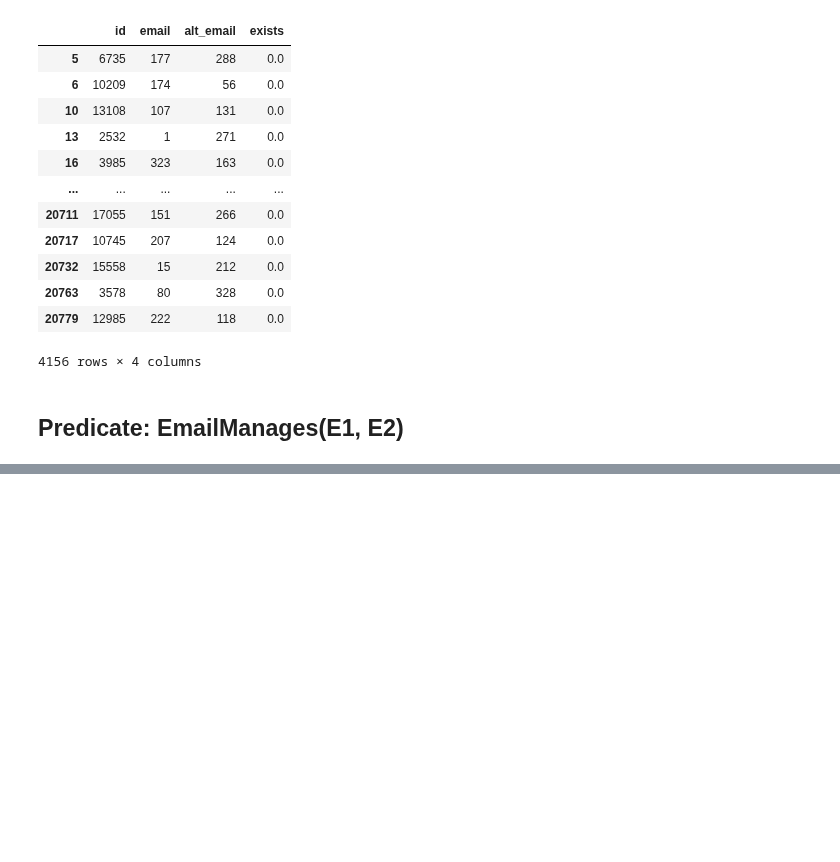
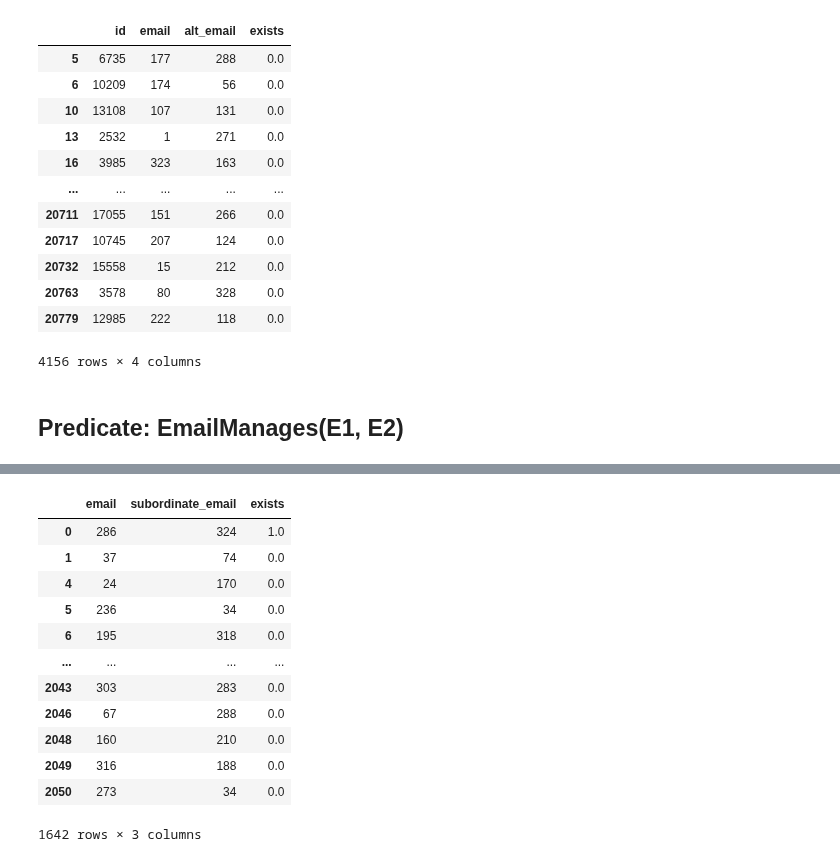
Before and after one commit to linqs/collective-graph-identification, a Jupyter notebook: scripts/Data Refactor.ipynb, the cells around one changed output, grey strips where cells are left out. Cells and saved outputs as stored; diff of their text form; code cells hidden in the pictures; blank space fills up the shorter version.

```diff
--- a/scripts/Data Refactor.ipynb
+++ b/scripts/Data Refactor.ipynb
@@ -445,0 +464,18 @@ coref_edges_truth
+# %%
+
+manager_edges_observed = manager_edges_observed.replace({'exists': exists_map})
+manager_edges_observed[['email', 'subordinate_email', 'exists']]
+# %% [output]
+|  | email | subordinate_email | exists |
+| 0 | 286 | 324 | 1.0 |
+| 1 | 37 | 74 | 0.0 |
+| 4 | 24 | 170 | 0.0 |
+| 5 | 236 | 34 | 0.0 |
+| 6 | 195 | 318 | 0.0 |
+| ... | ... | ... | ... |
+| 2043 | 303 | 283 | 0.0 |
+| 2046 | 67 | 288 | 0.0 |
+| 2048 | 160 | 210 | 0.0 |
+| 2049 | 316 | 188 | 0.0 |
+| 2050 | 273 | 34 | 0.0 |
+1642 rows × 3 columns
```
Also changed, not shown: parts of 7 cells of this notebook.
